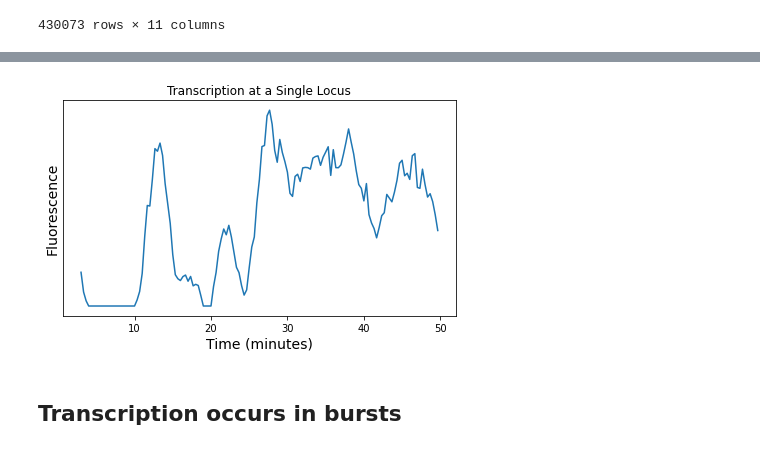
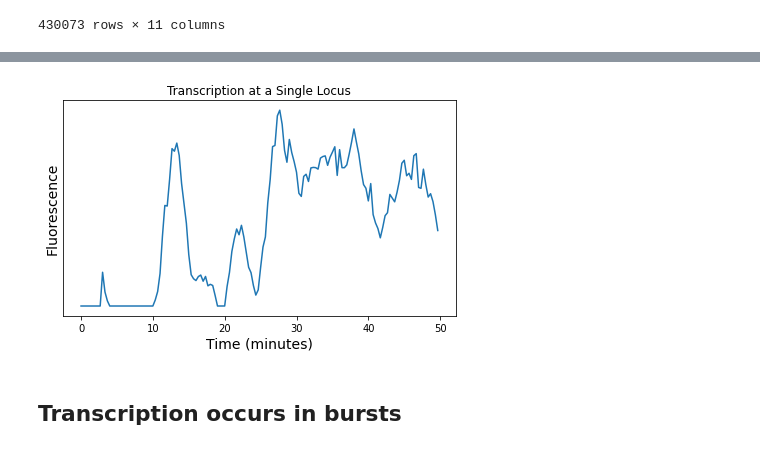
Before and after one commit to ucbmcb288/mcb288, a Jupyter notebook: Transcription/MCB288_Transcription_Part1.ipynb, the cells around one changed output, grey strips where cells are left out. Cells and saved outputs as stored; diff of their text form; code cells hidden in the pictures.

```diff
--- a/Transcription/MCB288_Transcription_Part1.ipynb
+++ b/Transcription/MCB288_Transcription_Part1.ipynb
@@ -57,13 +86,14 @@ bursts
 # %%
-df = bursts[bursts.particle_id == 1.0163]
+df = bursts[bursts.nucleus_id == 1.052]
+
 plt.plot(df.time/60,df.fluo)
 plt.yticks([])
 plt.xlabel("Time (minutes)",fontsize=14)
 plt.ylabel("Fluorescence",fontsize=14)
 plt.title("Transcription at a Single Locus")
 plt.tight_layout()
 # %% [output]
-[figure, old version]
+[figure, new version]
 # %% [markdown]
 ## Transcription occurs in bursts
 
```
Also changed, not shown: parts of 52 cells of this notebook, 1 other file.
